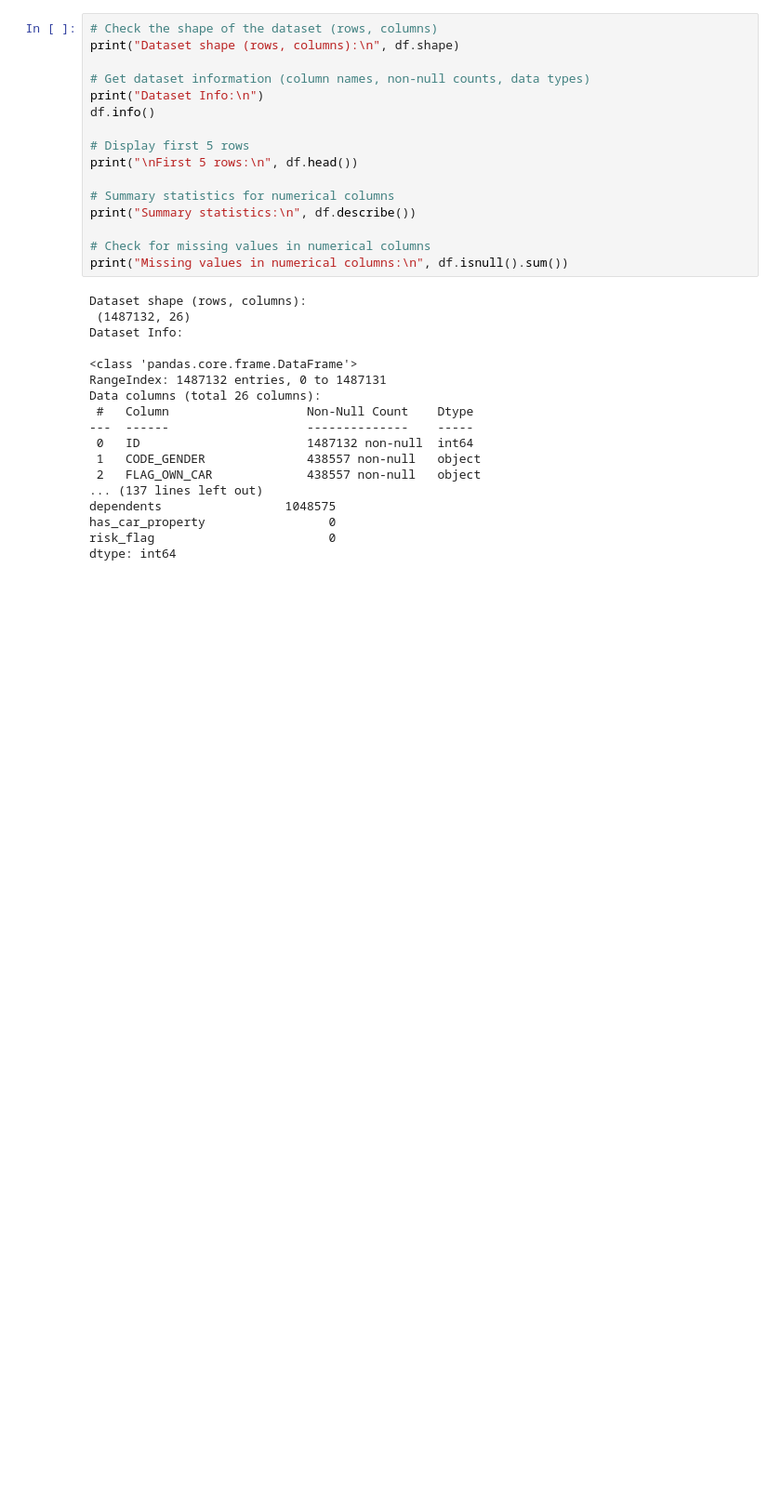
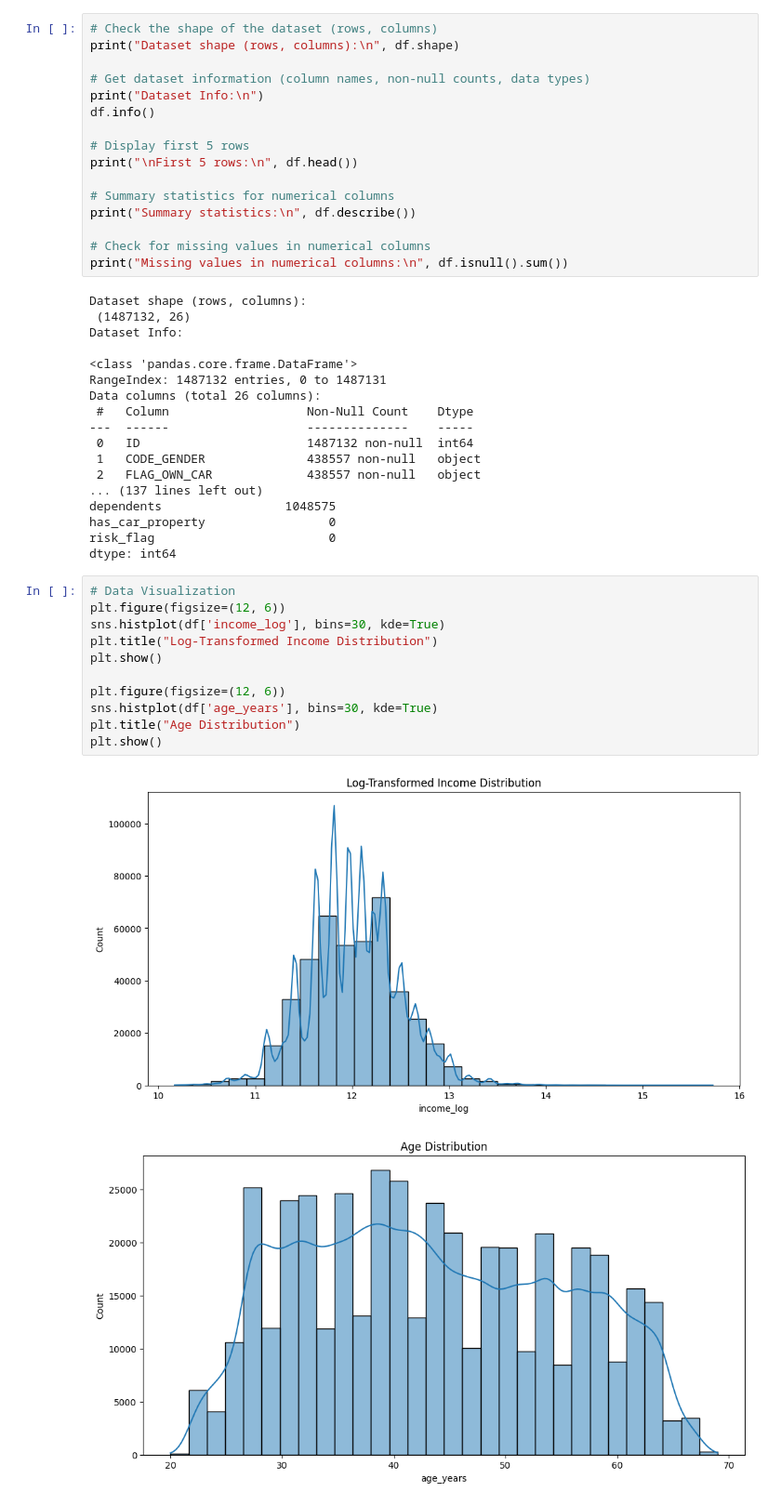
Before and after one commit to ghsaberr/risk-scoring-underwriting, a Jupyter notebook: risk-scoring-underwriting.ipynb, the cells around one changed output. Shown at 93% size. Saved outputs shown, nothing was run; the diff lists cells and outputs as text; blank space fills up the shorter version.

```diff
--- a/risk-scoring-underwriting.ipynb
+++ b/risk-scoring-underwriting.ipynb
@@ -153,3 +153,17 @@ dependents                 1048575
 has_car_property                 0
 risk_flag                        0
 dtype: int64
+# %%
+# Data Visualization
+plt.figure(figsize=(12, 6))
+sns.histplot(df['income_log'], bins=30, kde=True)
+plt.title("Log-Transformed Income Distribution")
+plt.show()
+
+plt.figure(figsize=(12, 6))
+sns.histplot(df['age_years'], bins=30, kde=True)
+plt.title("Age Distribution")
+plt.show()
+# %% [output]
+[figure, added]
+[figure, added]
```
Also changed, not shown: parts of 2 cells of this notebook.
